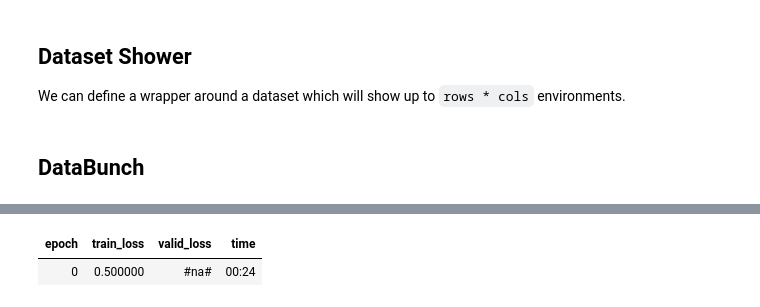
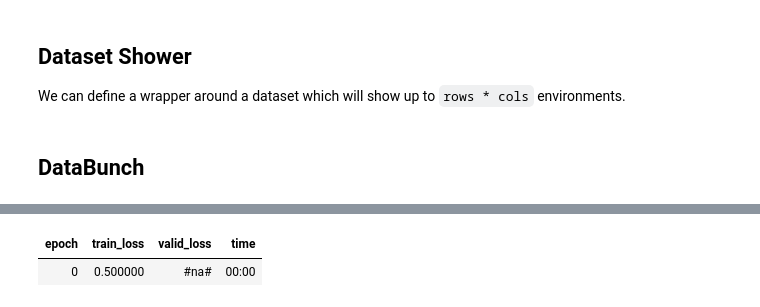
Before and after one commit to josiahls/fast-reinforcement-learning-2, a Jupyter notebook: nbs/05_data_block.ipynb, the cells around one changed output, grey strips where cells are left out. Drawn from its saved outputs; the diff is of its cells as text; code cells hidden in the pictures.

Commit message:
Fixed: - bugs with notebooks. Gaveup with the hanging processes and instead they will just get killed after 5 seconds

```diff
--- a/nbs/05_data_block.ipynb
+++ b/nbs/05_data_block.ipynb
@@ -280,8 +268,9 @@ class AsyncExperienceSourceCallback(LearnerCallback):
         for ds in [self.learn.data.train_ds,None if self.learn.data.empty_val else self.learn.data.valid_ds]:
             if ds is None: continue
             ds.cancel_event.set()
-            self.empty_queues()
-            for proc in ds.data_proc_list: proc.join()
+            for _ in range(5):
+                self.empty_queues()
+            for proc in ds.data_proc_list: proc.join(timeout=5)
 
 class AsyncGradExperienceSourceCallback(AsyncExperienceSourceCallback):
     def load_process(self):
@@ -461,15 +457,15 @@ class ExperienceSourceDataBunch(DataBunch):
     @classmethod
     def from_env(cls,env:str,n_envs=1,firstlast=False,display=False,max_steps=None,skip_step=1,path:PathOrStr='.',add_valid=True,
                  cols=1,rows=1,max_w=800):
-        def create_ds():
+        def create_ds(make_empty=False):
             _ds_cls=FirstLastExperienceSourceDataset if firstlast else ExperienceSourceDataset
             make_env = lambda: gym.make(env)
             envs=[make_env() for _ in range(n_envs)]
-            _ds=_ds_cls(envs,max_episode_step=max_steps,steps=skip_step)
+            _ds=_ds_cls(envs,max_episode_step=0 if make_empty else max_steps,steps=skip_step)
             if display:_ds=DatasetDisplayWrapper(_ds,cols=cols,rows=rows,max_w=max_w)
             return _ds
 
-        dss=(create_ds(),create_ds() if add_valid else None)
+        dss=(create_ds(),create_ds(not add_valid))
         return cls.create(*dss,bs=n_envs,num_workers=0)
 
     @classmethod
@@ -498,0 +495,16 @@ for xb,yb in data.train_dl:
+# %%
+# export
+class AsyncExperienceSourceDataBunch(ExperienceSourceDataBunch):
+    @classmethod
+    def from_env(cls,env:str,n_envs=1,data_exp=True,firstlast=False,display=False,max_steps=None,skip_step=1,path:PathOrStr='.',add_valid=True,
+                 cols=1,rows=1,max_w=800,n_processes=1):
+        def create_ds(make_empty=False):
+            _sub_ds_cls=FirstLastExperienceSourceDataset if firstlast else ExperienceSourceDataset
+            _sub_ds_cls=partial(_sub_ds_cls,env=env,n_envs=1,max_episode_step=0 if make_empty else max_steps,steps=skip_step)
+            _ds_cls=AsyncDataExperienceSourceDataset if data_exp else AsyncGradExperienceSourceDataset
+            _ds=_ds_cls(env,max_episode_step=0 if make_empty else max_steps,steps=skip_step,ds_cls=_sub_ds_cls,n_processes=n_processes)
+            if display:_ds=DatasetDisplayWrapper(_ds,cols=cols,rows=rows,max_w=max_w)
+            return _ds
+
+#         dss=(create_ds(),create_ds() if add_valid else None)
+        return cls.create(create_ds(),create_ds(not add_valid),bs=n_envs,num_workers=0)
@@ -499,18 +548,2 @@ for xb,yb in data.train_dl:
 # %%
 from fastrl.basic_train import *
-# %%
-# export
-class AsyncExperienceSourceDataBunch(ExperienceSourceDataBunch):
-    @classmethod
-    def from_env(cls,env:str,n_envs=1,data_exp=True,firstlast=False,display=False,max_steps=None,skip_step=1,path:PathOrStr='.',add_valid=True,
-                 cols=1,rows=1,max_w=800,n_processes=1):
-        def create_ds():
-            _sub_ds_cls=FirstLastExperienceSourceDataset if firstlast else ExperienceSourceDataset
-            _sub_ds_cls=partial(_sub_ds_cls,env=env,n_envs=1,max_episode_step=max_steps,steps=skip_step)
-            _ds_cls=AsyncDataExperienceSourceDataset if data_exp else AsyncGradExperienceSourceDataset
-            _ds=_ds_cls(env,max_episode_step=max_steps,steps=skip_step,ds_cls=_sub_ds_cls,n_processes=n_processes)
-            if display:_ds=DatasetDisplayWrapper(_ds,cols=cols,rows=rows,max_w=max_w)
-            return _ds
-
-        dss=(create_ds(),create_ds() if add_valid else None)
-        return cls.create(*dss,bs=n_envs,num_workers=0)
@@ -586,10 +580,10 @@ KeyboardInterrupt:
 # %%
-data=AsyncExperienceSourceDataBunch.from_env('CartPole-v1',display=False,firstlast=True,add_valid=False,n_processes=2,n_envs=2)
+data=AsyncExperienceSourceDataBunch.from_env('CartPole-v1',display=False,firstlast=True,add_valid=False,max_steps=50,n_processes=2,n_envs=2)
 model=nn.Sequential(nn.Linear(4,5),nn.ReLU(),nn.Linear(5,2))
 agent=DQNAgent(model=model)
 learn=AgentLearner(data,model,agent=agent,callback_fns=[FakeRunCallback],loss_func=fake_loss)
 setattr(learn,'fitter',dqn_fitter)
 learn.fit(1,lr=0.01,wd=1)
 # %% [output]
 | epoch | train_loss | valid_loss | time |
-| 0 | 0.500000 | #na# | 00:24 |
+| 0 | 0.500000 | #na# | 00:00 |
```
Also changed, not shown: parts of 18 cells of this notebook, 6 other files.
